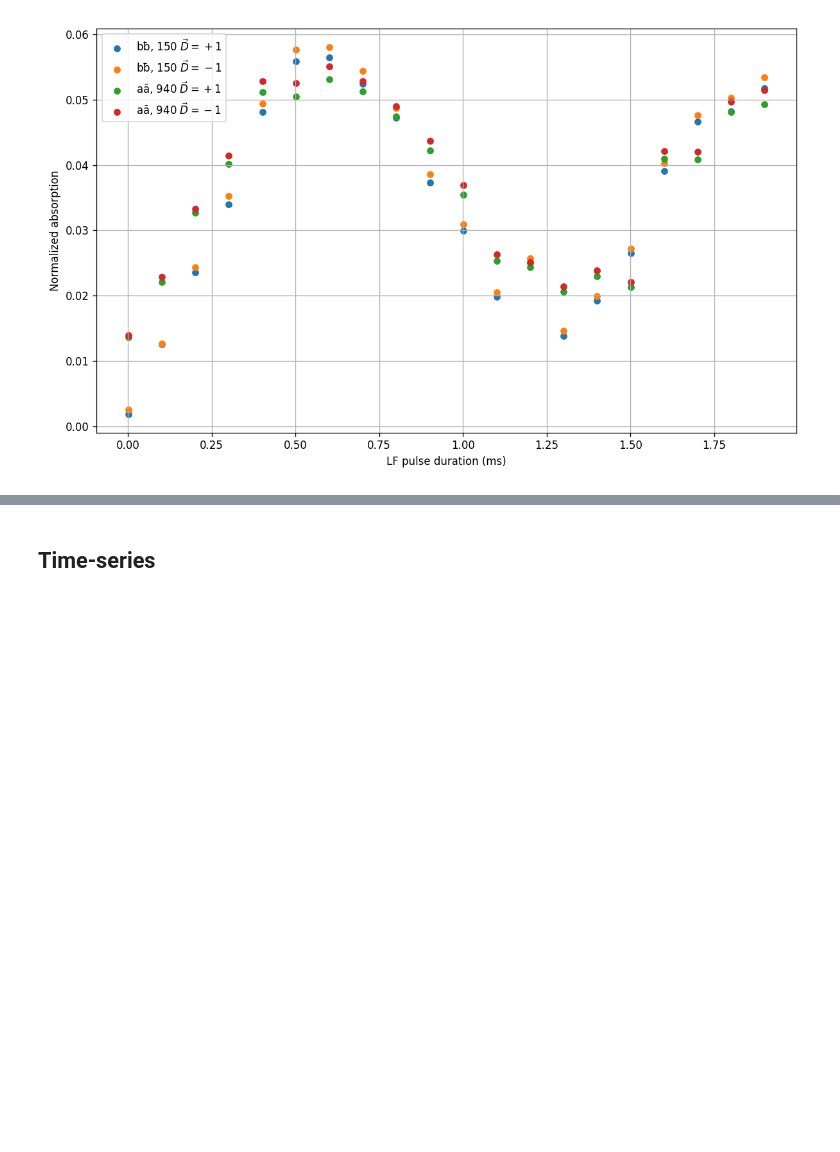
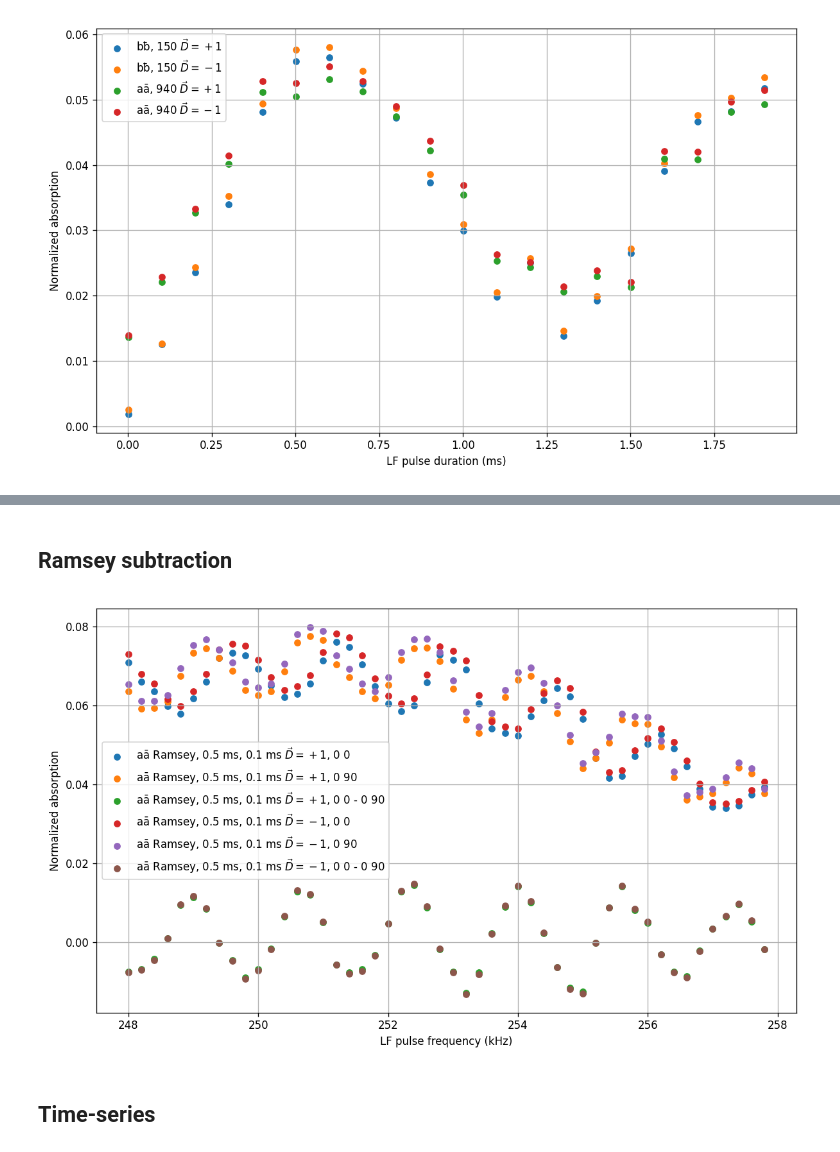
Before and after one commit to vuthalab/onix, a Jupyter notebook: analysis/lf_spectroscopy.ipynb, the cells around one changed output, grey strips where cells are left out. Drawn from its saved outputs; the diff is of its cells as text; code cells hidden in the pictures; blank space fills up the shorter version.

```diff
--- a/analysis/lf_spectroscopy.ipynb
+++ b/analysis/lf_spectroscopy.ipynb
@@ -478,3 +500,74 @@ plt.show()
+# %% [markdown]
+## Ramsey subtraction
+# %%
+data = {
+    # "aā Ramsey, 1 ms, 0.2 ms": (856020, 859303),
+    "aā Ramsey, 0.5 ms, 0.1 ms": (859634, 861389),
+}
+
+def averaging_ys(xs, ys):
+    discrete_xs = list(set(xs))
+    new_xs = []
+    new_ys = []
+    for x in discrete_xs:
+        new_xs.append(x)
+        mask = xs == x
+        new_ys.append(np.average(ys[mask], axis=0))
+    xs = np.array(new_xs)
+    ys = np.array(new_ys)
+    return xs, ys
+
+fig, ax = plt.subplots(figsize = (10, 6), dpi = 120)
+for ll, (label, data_range) in enumerate(data.items()):
+    data_list = data_identification_to_list(data_range)
+    ratios_bg, ratios, headers, E_field = get_voltage_ratios(data_list)
+    xs = np.array([(header["params"]["lf"]["detuning"] + header['params']['lf']['center_frequency']).to("kHz").magnitude for header in headers])
+    ys = (1-ratios)
+
+    ys_0 = []
+    xs_0 = []
+    ys_90 = []
+    xs_90 = []
+
+    for kk, y in enumerate(ys):
+        if headers[kk]["params"]["lf"]["phase_diff"] == 0:
+            ys_0.append(y)
+            xs_0.append(xs[kk])
+        else:
+            ys_90.append(y)
+            xs_90.append(xs[kk])
+
+    ys_0 = np.array(ys_0)
+    xs_0 = np.array(xs_0)
+    ys_90 = np.array(ys_90)
+    xs_90 = np.array(xs_90)
+
+    xs_0, ys_0 = averaging_ys(xs_0, ys_0)
+    xs_90, ys_90 = averaging_ys(xs_90, ys_90)
+
+    ys_diff = ys_90 - ys_0
+
+    if ys_diff.ndim == 2:
+        for kk in range(len(ys[0])):
+            if E_field[0][0] == (kk == 0):
+                label_E = label + " $\\vec{D}=+1$"
+            else:
+                label_E = label + " $\\vec{D}=-1$"
+            ax.scatter(xs_0, ys_0[:,kk], label=label_E+", 0 0", s = 30)
+            ax.scatter(xs_90, ys_90[:,kk], label=label_E+", 0 90", s = 30)
+            ax.scatter(xs_0, ys_diff[:,kk], label=label_E+", 0 0 - 0 90", s = 30)
+    else:
+        label = label
+        ax.scatter(xs, ys_diff, label=label, s = 30)
+
+ax.set_xlabel(f"LF pulse frequency (kHz)")
+ax.set_ylabel("Normalized absorption")
+ax.legend()
+ax.grid()
+plt.tight_layout()
+plt.show()
+# %% [output]
+[figure, added]
 # %% [markdown]
 ## Time-series
 # %%
```
Also changed, not shown: parts of 4 cells of this notebook, 1 other file.
